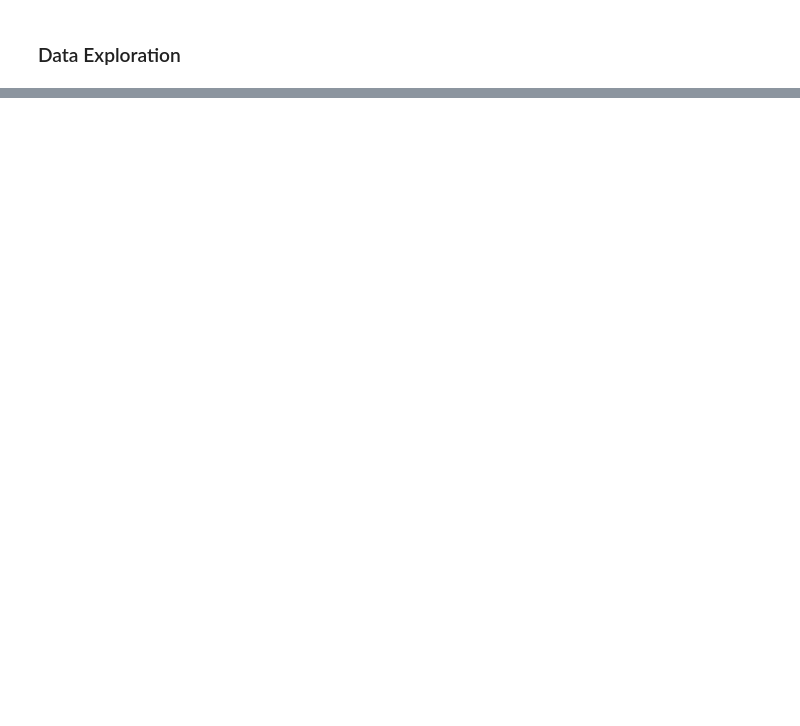
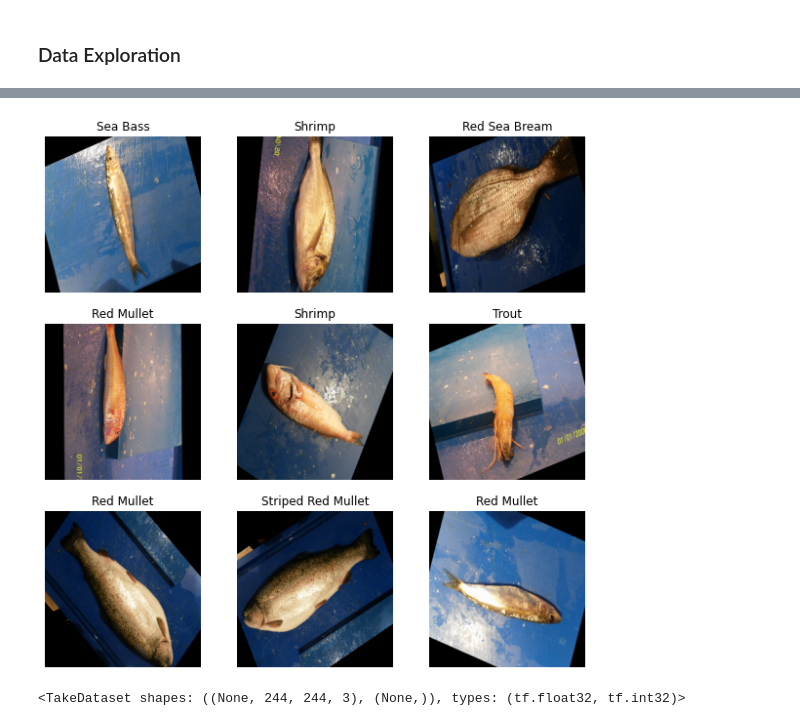
Before and after one commit to chois11/ANN_7088CEM, a Jupyter notebook: ANNv1.ipynb, the cells around one changed output, grey strips where cells are left out. Cells and saved outputs as stored; diff of their text form; code cells hidden in the pictures; blank space fills up the shorter version.

```diff
--- a/ANNv1.ipynb
+++ b/ANNv1.ipynb
@@ -155,0 +295,12 @@ ERROR: Timed out waiting for TensorBoard to start. It may still be running as pi
+# %%
+#Retrieve a batch of images from the test set
+image_batch, label_batch = test_dataset.as_numpy_iterator().next()
+
+plt.figure(figsize=(10, 10))
+for i in range(9):
+  ax = plt.subplot(3, 3, i + 1)
+  plt.imshow(image_batch[i].astype("uint8"))
+  plt.title(class_names[y_pred[i]])
+  plt.axis("off")
+# %% [output]
+[figure, added]
@@ -156,3 +323,7 @@ ERROR: Timed out waiting for TensorBoard to start. It may still be running as pi
+# %%
+test_dataset
+# %% [output]
+<TakeDataset shapes: ((None, 244, 244, 3), (None,)), types: (tf.float32, tf.int32)>
 # %%
 def vgg_16_model(train_ds, val_ds, input_s, epochs):
     model = Sequential()
```
Also changed, not shown: parts of 22 cells of this notebook, 1 other file.
